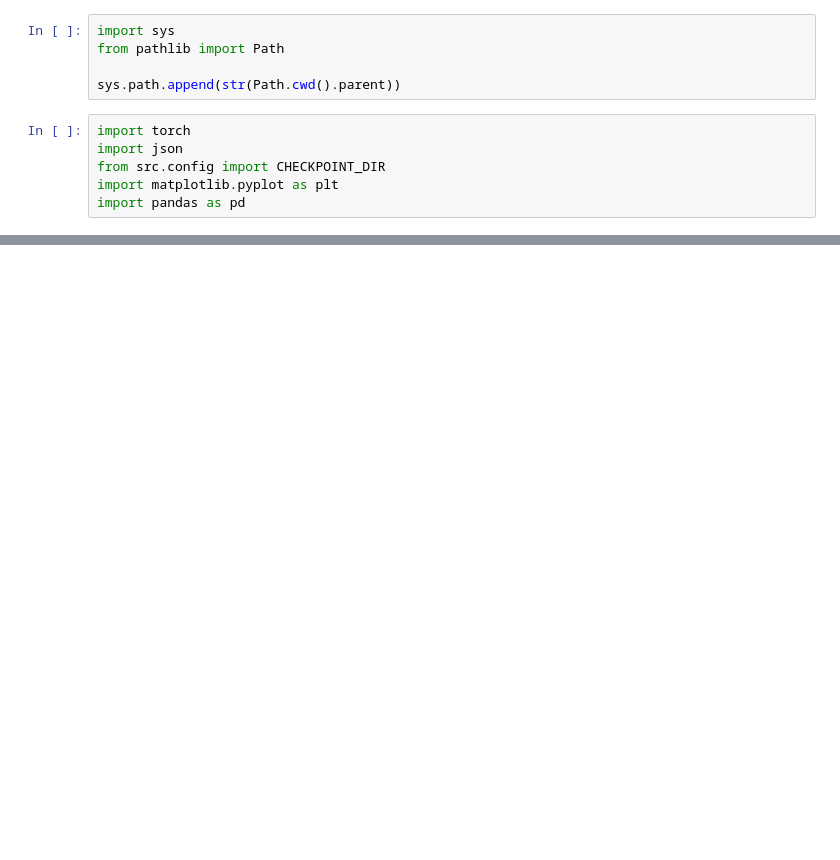
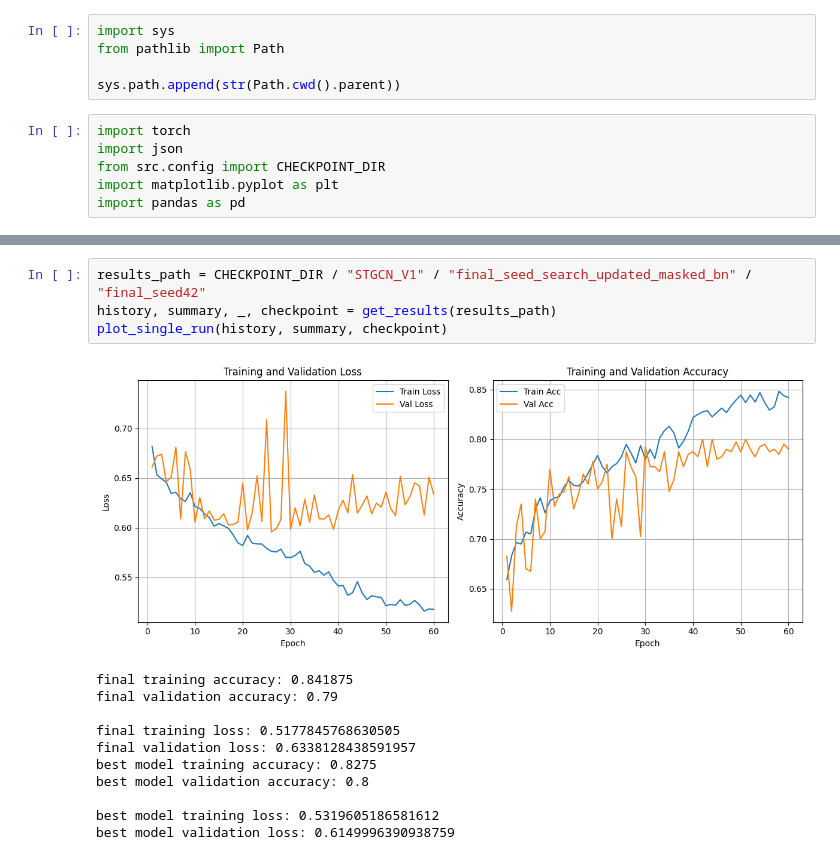
Before and after one commit to maxim-pre/violence-detection-dissertation, a Jupyter notebook: notebooks/05-training_plots.ipynb, the cells around one changed output, grey strips where cells are left out. Drawn from its saved outputs; the diff is of its cells as text; blank space fills up the shorter version.

```diff
--- a/notebooks/05-training_plots.ipynb
+++ b/notebooks/05-training_plots.ipynb
@@ -95,0 +100,16 @@ best model validation loss: 0.4169207494147122
+# %%
+results_path = CHECKPOINT_DIR / "STGCN_V1" / "final_seed_search_updated_masked_bn" / "final_seed42"
+history, summary, _, checkpoint = get_results(results_path)
+plot_single_run(history, summary, checkpoint)
+# %% [output]
+[figure, added]
+final training accuracy: 0.841875
+final validation accuracy: 0.79
+
+final training loss: 0.5177845768630505
+final validation loss: 0.6338128438591957
+best model training accuracy: 0.8275
+best model validation accuracy: 0.8
+
+best model training loss: 0.5319605186581612
+best model validation loss: 0.6149996390938759
```
Also changed, not shown: parts of 7 cells of this notebook, 15 other files.
